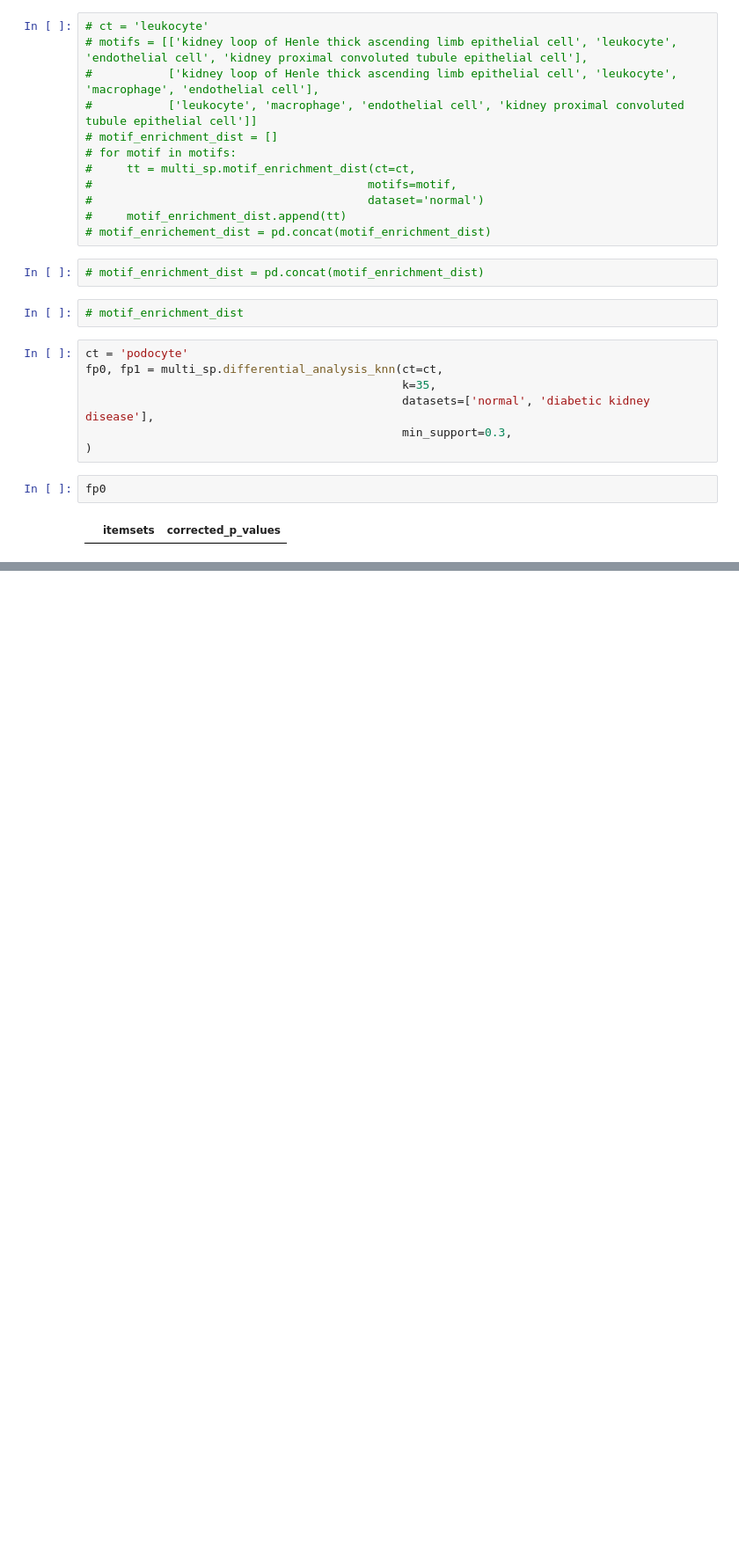
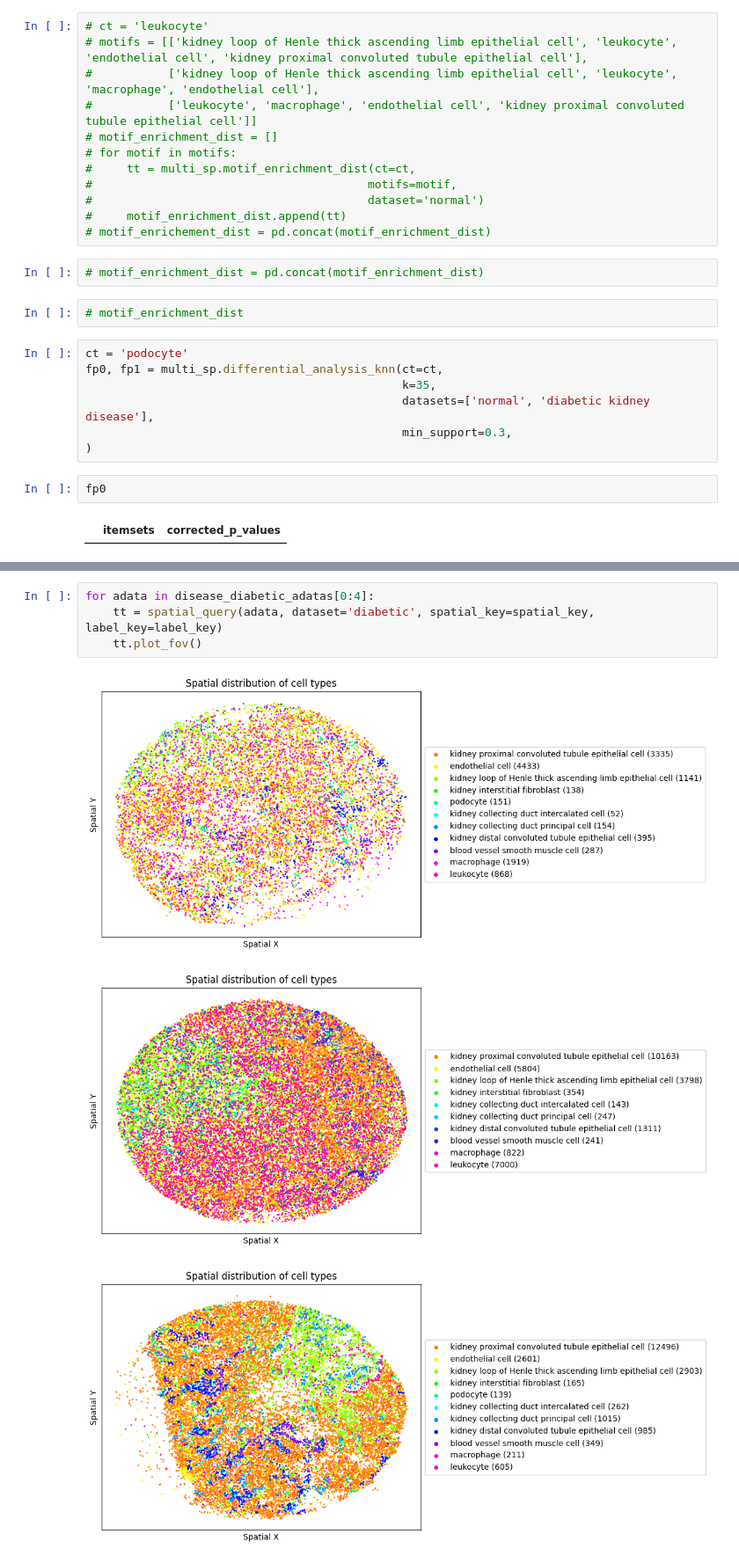
Before and after one commit to ShaokunAn/Spatial-Query, a Jupyter notebook: multi_spatial_query_new.ipynb, the cells around one changed output, grey strips where cells are left out. Shown at 88% size. Saved outputs shown, nothing was run; the diff lists cells and outputs as text; blank space fills up the shorter version.

```diff
--- a/multi_spatial_query_new.ipynb
+++ b/multi_spatial_query_new.ipynb
@@ -285,0 +256,8 @@ motif_enrichment_dist_1
+# %%
+for adata in disease_diabetic_adatas[0:4]:
+    tt = spatial_query(adata, dataset='diabetic', spatial_key=spatial_key, label_key=label_key)
+    tt.plot_fov()
+# %% [output]
+[figure, added]
+[figure, added]
+[figure, added]
```
Also changed, not shown: parts of 24 cells of this notebook, 3 other files.
